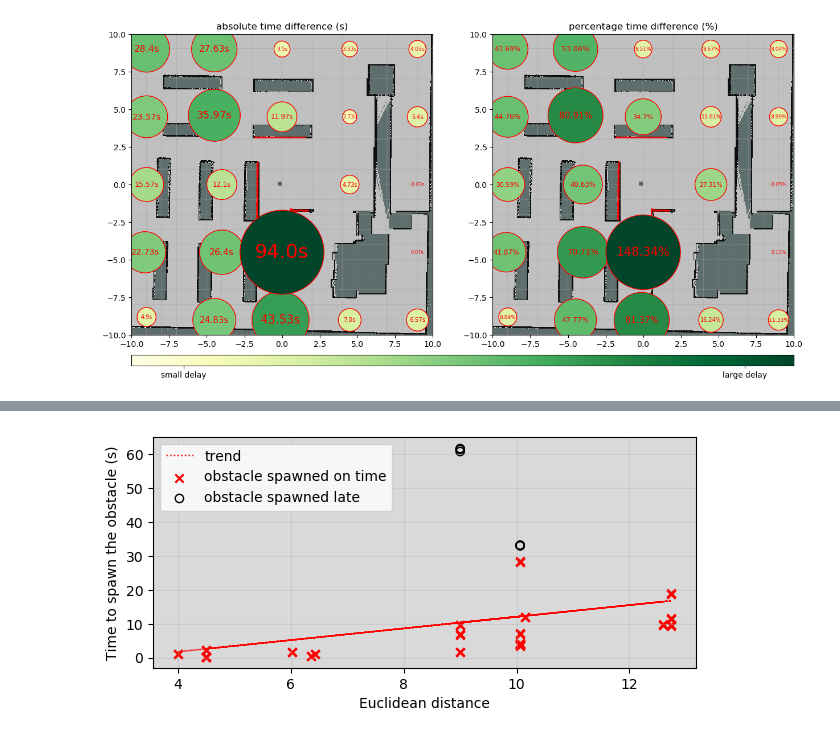
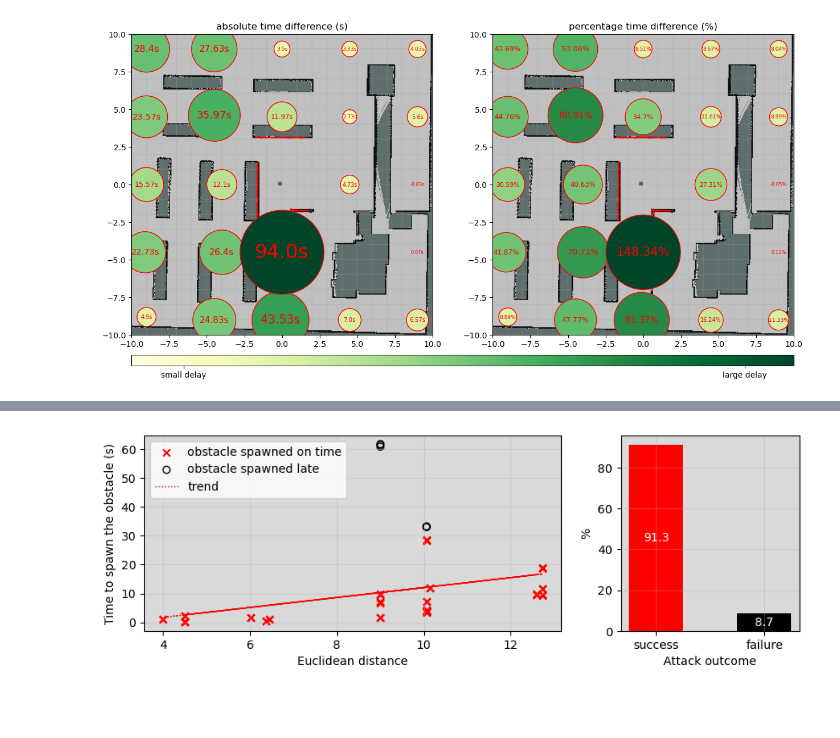
Before and after one commit to adrian-szvoren/ros_motion_planning, a Jupyter notebook: data/data_analysis.ipynb, the cells around one changed output, grey strips where cells are left out. Saved outputs shown, nothing was run; the diff lists cells and outputs as text; code cells hidden in the pictures; blank space fills up the shorter version.

Commit message:
update succes plot

```diff
--- a/data/data_analysis.ipynb
+++ b/data/data_analysis.ipynb
@@ -164,39 +163,40 @@ plt.show()
 # %%
 
-fig, ax = plt.subplots(figsize=(7, 3))
+fig, ax = plt.subplots(1, 2, figsize=(10, 3), gridspec_kw={'width_ratios': [7, 3]})
 
 d = data[data['attack']==1]
 x = d['distance'].values
 y = d['obstacle_time'].values
 
 dd = d[d['obstacle_on_time']==1]
 dx = dd['distance'].values
 dy = dd['obstacle_time'].values
-ax.scatter(dx, dy, label='obstacle spawned on time', color='red', marker='x')
+ax[0].scatter(dx, dy, label='obstacle spawned on time', color='red', marker='x')
 
 dd = d[d['obstacle_on_time']==0]
 dx = dd['distance'].values
 dy = dd['obstacle_time'].values
-ax.scatter(dx, dy, label='obstacle spawned late', color='black', facecolors='none')
+ax[0].scatter(dx, dy, label='obstacle spawned late', color='black', facecolors='none')
 
 z = np.polyfit(x, y, 1)
 p = np.poly1d(z)
-ax.plot(x, p(x), label='trend', color='red', linewidth=1, linestyle="dotted")
+ax[0].plot(x, p(x), label='trend', color='red', linewidth=1, linestyle="dotted")
 
-ax.legend()
-ax.set_xlabel('Euclidean distance')
-ax.set_ylabel('Time to spawn the obstacle (s)')
+ax[0].legend()
+ax[0].set_xlabel('Euclidean distance')
+ax[0].set_ylabel('Time to spawn the obstacle (s)')
 
-ax.grid(True, zorder=-1, alpha=0.3)
-ax.set_facecolor('0.85')
+ax[0].grid(True, zorder=-1, alpha=0.3)
+ax[0].set_facecolor('0.85')
 
-ax_histx.grid(True, zorder=-1, alpha=0.3)
-ax_histx.set_facecolor('0.85')
-
-ax_histy.grid(True, zorder=-1, alpha=0.3)
-ax_histy.set_facecolor('0.85')
+barplot = ax[1].bar(['success', 'failure'], round(d['obstacle_on_time'].value_counts(normalize=True)*100, 2), color=['red', 'black'], width=0.5)
+ax[1].bar_label(barplot, label_type='center', color='white')
+ax[1].grid(True, zorder=-1, alpha=0.3)
+ax[1].set_xlabel('Attack outcome')
+ax[1].set_ylabel('%')
+ax[1].set_facecolor('0.85')
 
 plt.savefig('scatter_data_spawn_time.png', bbox_inches='tight')
 plt.show()
 # %% [output]
-[figure, old version]
+[figure, new version]
```
Also changed, not shown: parts of 2 cells of this notebook, 1 other file.
